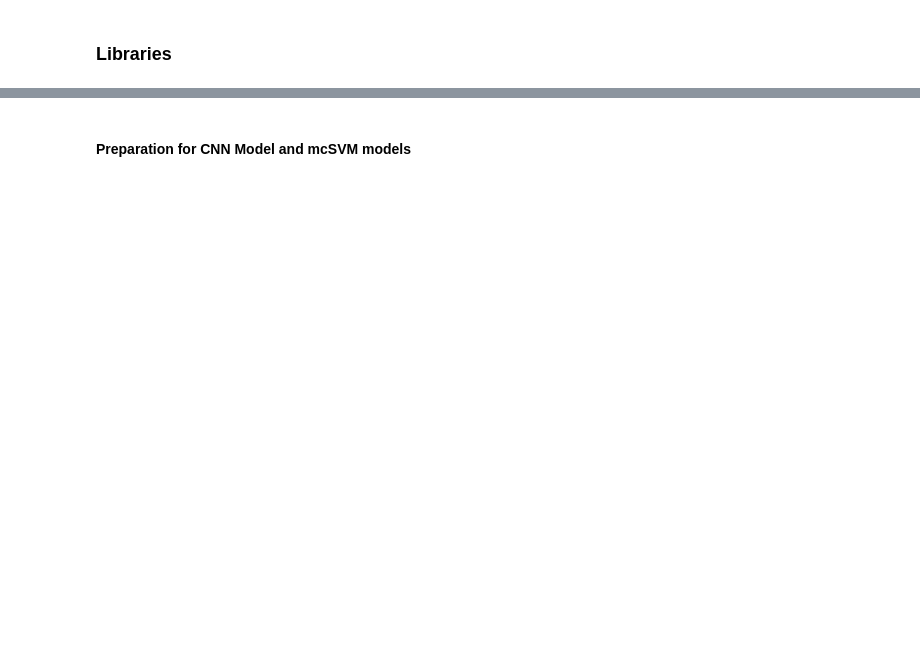
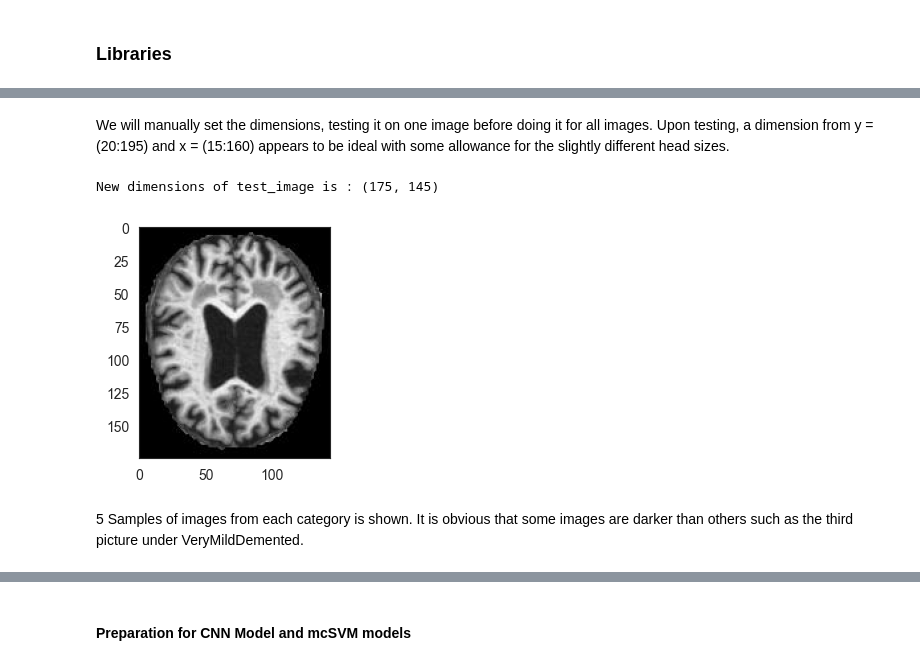
Before and after one commit to Shiraishie/Alzheimer-Detection, a Jupyter notebook: Alzheimer.ipynb, the cells around one changed output, grey strips where cells are left out. Saved outputs shown, nothing was run; the diff lists cells and outputs as text; code cells hidden in the pictures; blank space fills up the shorter version.

```diff
--- a/Alzheimer.ipynb
+++ b/Alzheimer.ipynb
@@ -298,0 +118,11 @@ KeyboardInterrupt:
+# %% [markdown]
+We will manually set the dimensions, testing it on one image before doing it for all images. Upon testing, a dimension from y = (20:195) and x = (15:160) appears to be ideal with some allowance for the slightly different head sizes.
+# %%
+imageTest = train_images[100][20:195, 15:160]
+print(f'New dimensions of test_image is : {imageTest.shape}')
+plt.figure(figsize = (3,3))
+plt.imshow(imageTest, cmap = 'gray')
+plt.show()
+# %% [output]
+New dimensions of test_image is : (175, 145)
+[figure, added]
@@ -298,0 +140,2 @@ KeyboardInterrupt:
+# %% [markdown]
+5 Samples of images from each category is shown. It is obvious that some images are darker than others such as the third picture under VeryMildDemented.
```
Also changed, not shown: parts of 183 cells of this notebook.
